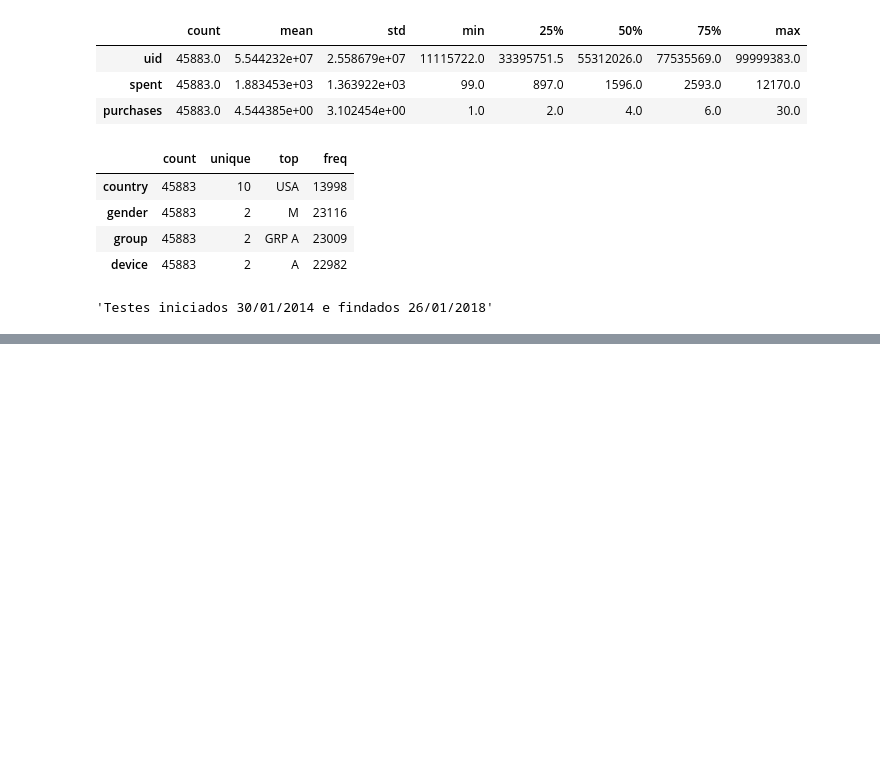
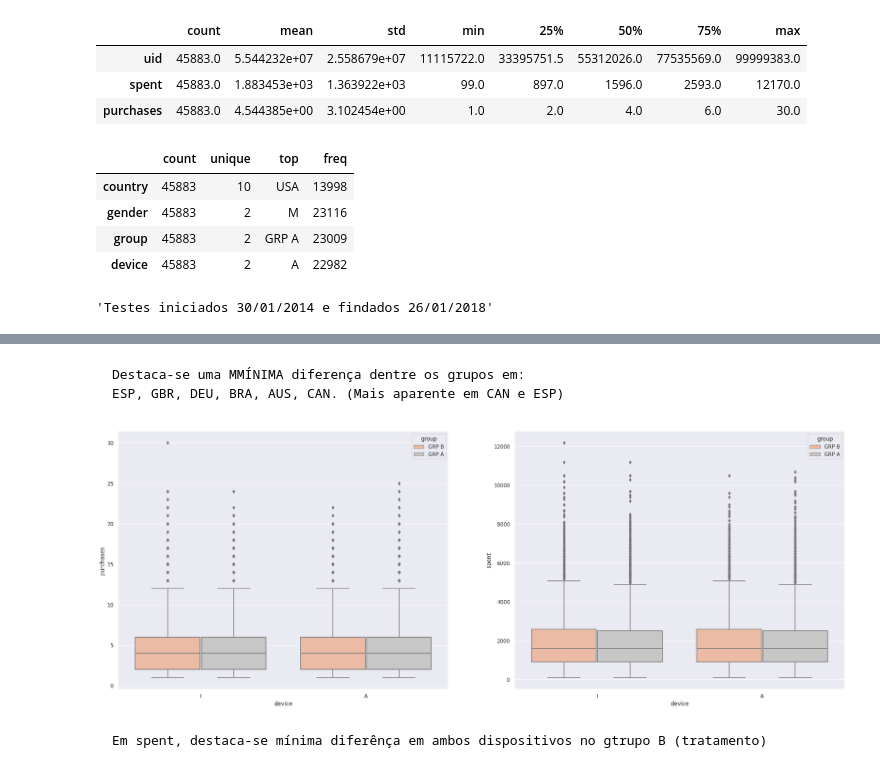
Before and after one commit to rsantosluan/ABTesting_EH, a Jupyter notebook: jnotebooks/EDA.ipynb, the cells around one changed output, grey strips where cells are left out. Cells and saved outputs as stored; diff of their text form; code cells hidden in the pictures; blank space fills up the shorter version.

```diff
--- a/jnotebooks/EDA.ipynb
+++ b/jnotebooks/EDA.ipynb
@@ -65,0 +153,28 @@ display( f'Testes iniciados {data_raw.date.min().strftime( "%d/%m/%Y" )} e finda
+# %% [markdown]
+    Destaca-se uma MMÍNIMA diferença dentre os grupos em:
+    ESP, GBR, DEU, BRA, AUS, CAN. (Mais aparente em CAN e ESP)
+# %%
+### Distribuição de gastos e compras por dispositivos
+spec = GridSpec( 1,2 )
+
+plt.subplot(spec[0,0])
+sns.boxplot(
+    data = data_raw,
+    x = 'device',
+    y = 'purchases',
+    hue = 'group',
+    palette = 'RdGy'
+)
+
+plt.subplot(spec[0,1])
+sns.boxplot(
+    data = data_raw,
+    x = 'device',
+    y = 'spent',
+    hue = 'group',
+    palette = 'RdGy'
+);
+# %% [output]
+[figure, added]
+# %% [markdown]
+    Em spent, destaca-se mínima diferênça em ambos dispositivos no gtrupo B (tratamento)
```
Also changed, not shown: parts of 11 cells of this notebook, 9 other files.
